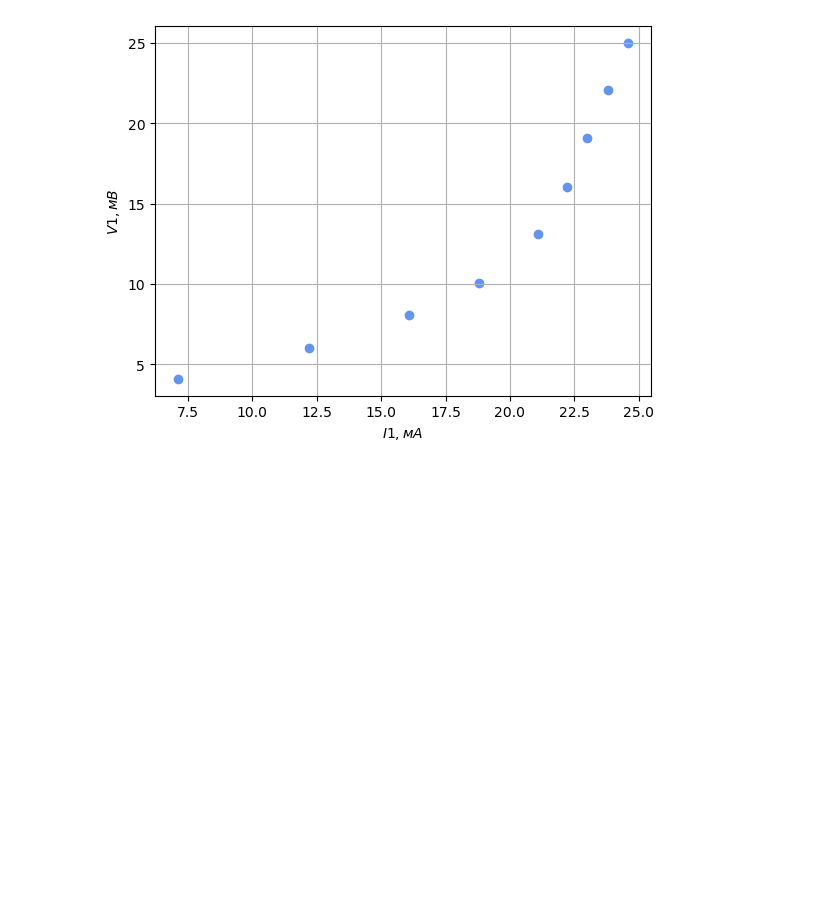
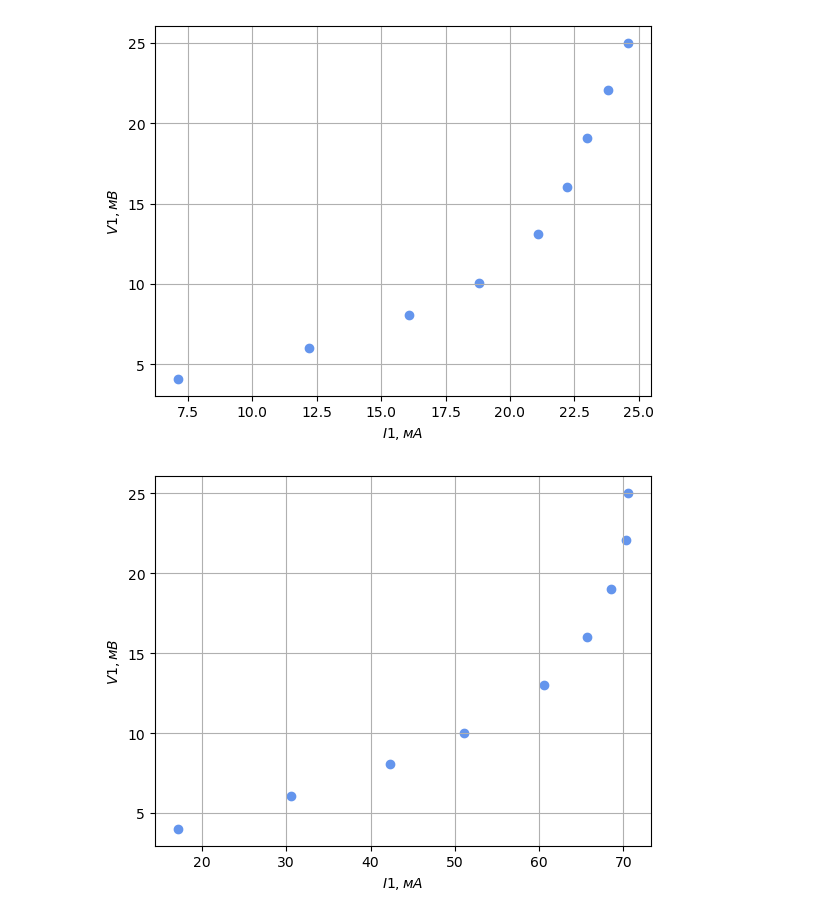
Before and after one commit to juliaProjorlivy/laba, a Jupyter notebook: 3_sem/laba_3.5.1/3.5.1.ipynb, the cells around one changed output. Saved outputs shown, nothing was run; the diff lists cells and outputs as text; code cells hidden in the pictures; blank space fills up the shorter version.

```diff
--- a/3_sem/laba_3.5.1/3.5.1.ipynb
+++ b/3_sem/laba_3.5.1/3.5.1.ipynb
@@ -221,0 +224,24 @@ plt.show()
+# %%
+Iraz = 4.078 * 10**(-3)
+V2 = [25.03, 22.08, 19.04, 16.00, 13.04, 10.02, 8.06, 6.07, 4.01] #mkA
+A2 = [70.6, 70.3, 68.5, 65.7, 60.6, 51.1, 42.3, 30.5, 17.1] #V
+x = A2
+y = V2
+fig, ax = plt.subplots()
+
+plt.scatter(x, y, marker='o', color='cornflowerblue')
+
+#model1 = np.poly1d(np.polyfit(x, y, 1))
+#print(model1)
+
+#polyline = np.linspace(ns[0], ns[len(ns)-1] + 1)
+#plt.plot(polyline, model1(polyline), color = 'green', label="k = {: .2f}$\pm 0.01$".format(round(model1.c[0], 2)))
+
+plt.grid()
+
+plt.ylabel('$V1, мВ$')
+plt.xlabel('$I1, мА$')
+plt.show()
+#plt.savefig('tex/plot1.png', bbox_inches='tight')
+# %% [output]
+[figure, added]
```
Also changed, not shown: parts of 3 cells of this notebook.
